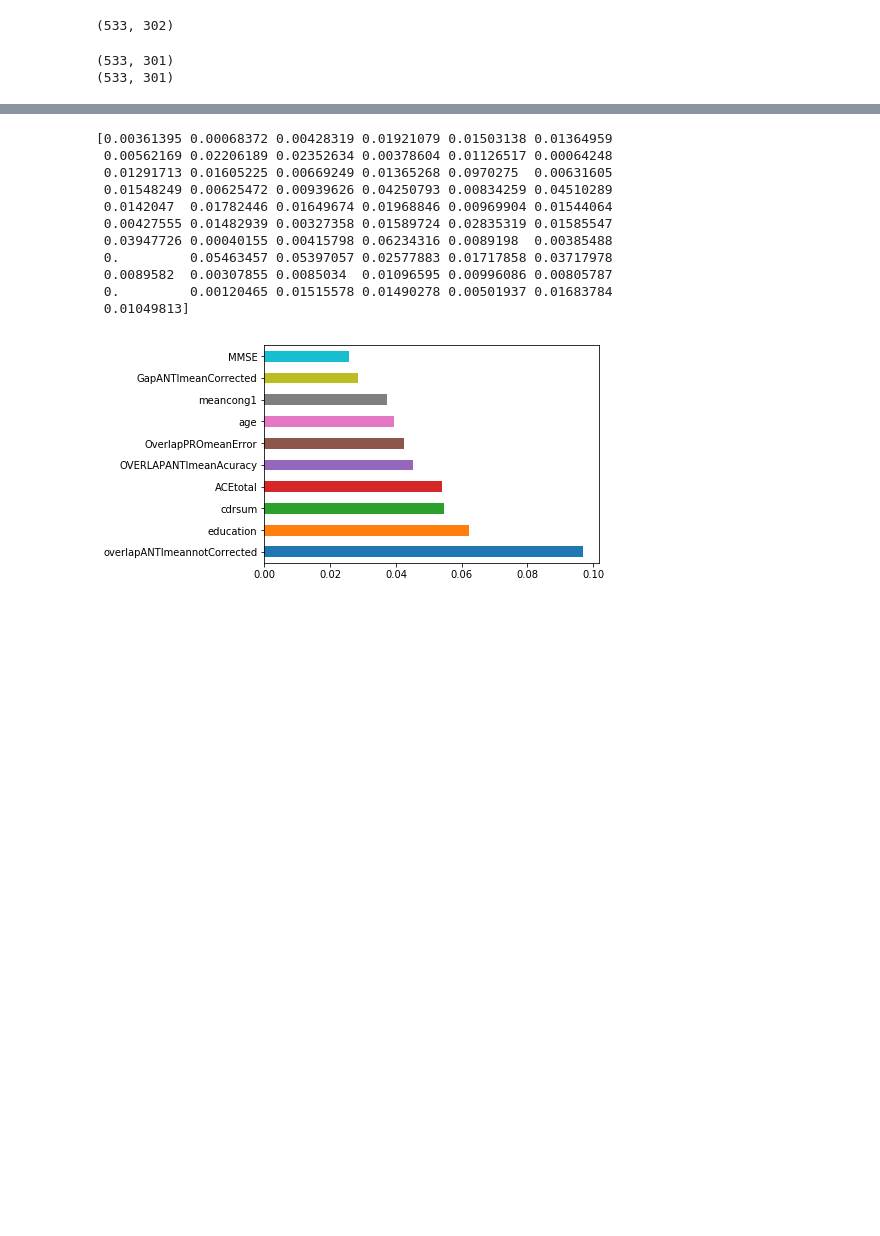
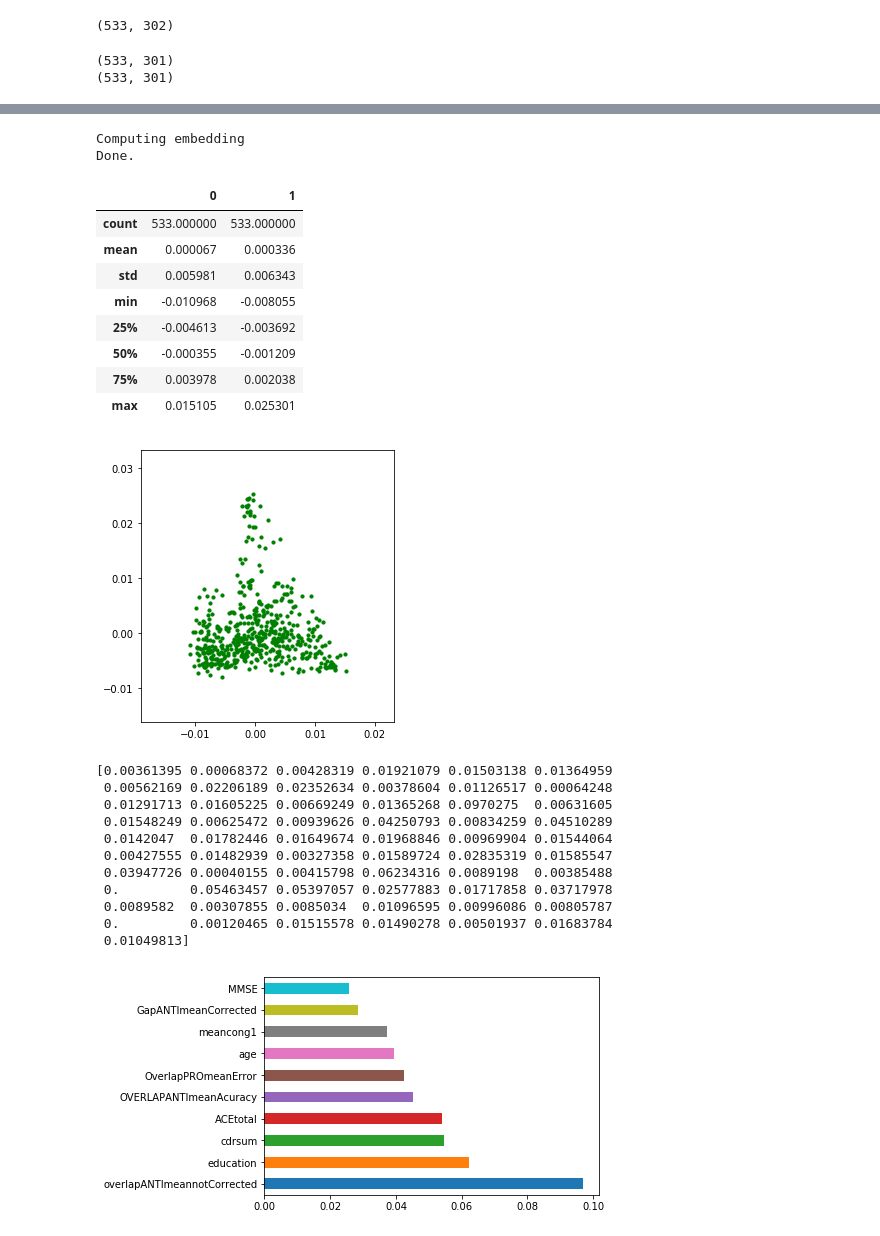
Before and after one commit to aminkhod/DDI-Project, a Jupyter notebook: feature_selection.ipynb, the cells around one changed output, grey strips where cells are left out. Saved outputs shown, nothing was run; the diff lists cells and outputs as text; code cells hidden in the pictures; blank space fills up the shorter version.

```diff
--- a/feature_selection.ipynb
+++ b/feature_selection.ipynb
@@ -69,3 +96,27 @@ z
+# %%
+from sklearn import manifold, datasets
+# 2D embedding of dataset
+print("Computing embedding")
+X_red = manifold.SpectralEmbedding(n_components=2).fit_transform(X)
+print("Done.")
+fig = plt.figure(figsize=(10, 5))
+ax = fig.add_subplot(121)
+ax.scatter(X_red[:, 0], X_red[:, 1],c='green', marker='o', s=10)
+X_red = pd.DataFrame(X_red)
+X_red.describe()
+# %% [output]
+Computing embedding
+Done.
+|  | 0 | 1 |
+| count | 533.000000 | 533.000000 |
+| mean | 0.000067 | 0.000336 |
+| std | 0.005981 | 0.006343 |
+| min | -0.010968 | -0.008055 |
+| 25% | -0.004613 | -0.003692 |
+| 50% | -0.000355 | -0.001209 |
+| 75% | 0.003978 | 0.002038 |
+| max | 0.015105 | 0.025301 |
+[figure, added]
 # %%
 # import pandas as pd
 # import numpy as np
```
Also changed, not shown: parts of 9 cells of this notebook.
